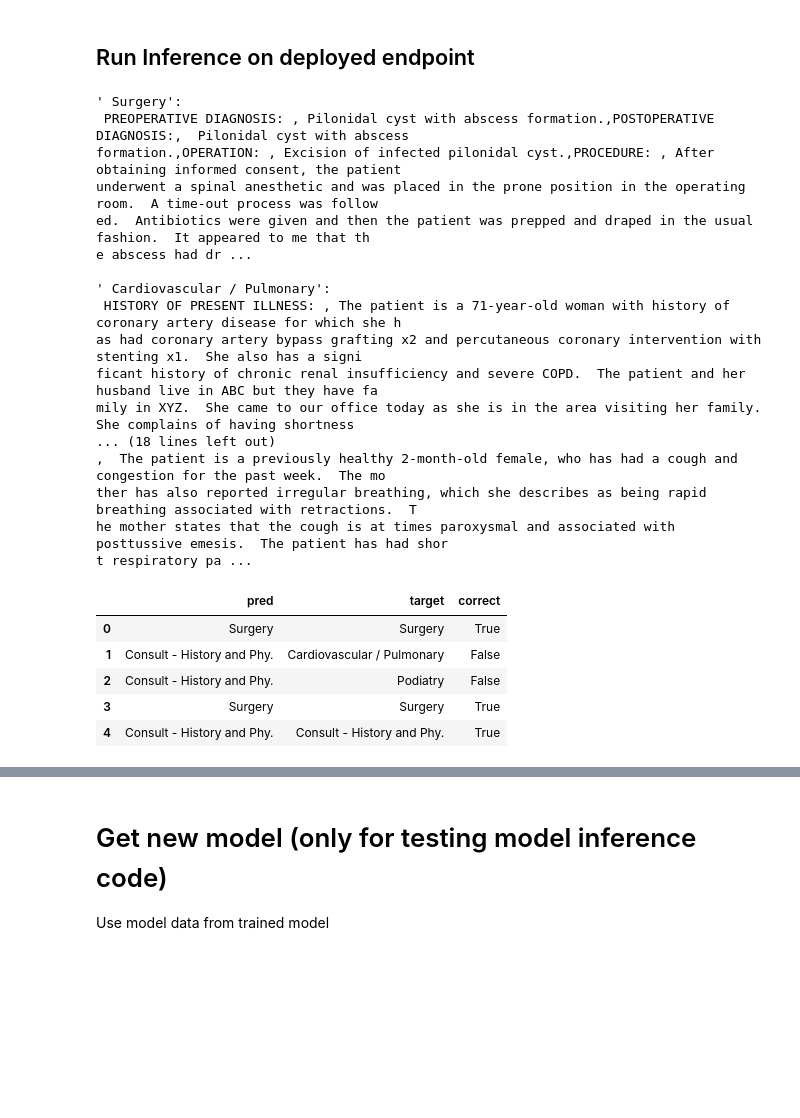
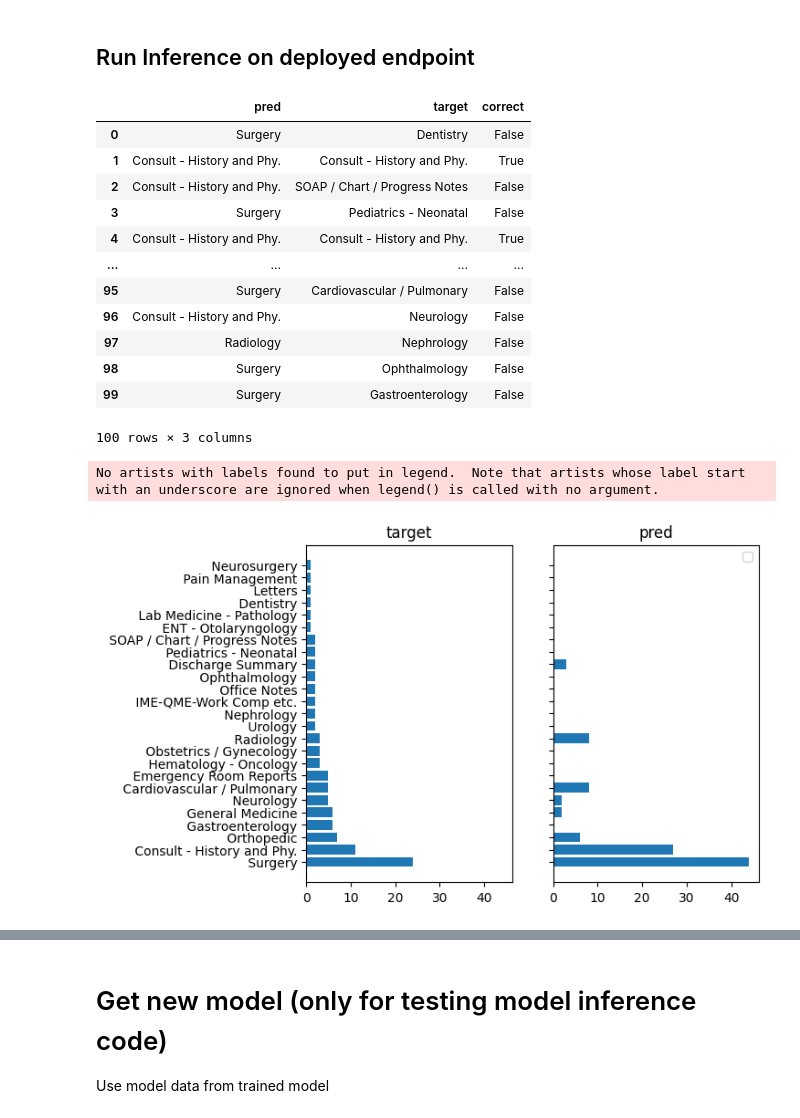
Before and after one commit to ml6team/aws-promote-code, a Jupyter notebook: training_pipeline/test.ipynb, the cells around one changed output, grey strips where cells are left out. Saved outputs shown, nothing was run; the diff lists cells and outputs as text; code cells hidden in the pictures; blank space fills up the shorter version.

```diff
--- a/training_pipeline/test.ipynb
+++ b/training_pipeline/test.ipynb
@@ -25,59 +28,65 @@ role_arn = iam.get_role(RoleName=f'101436505502-sagemaker-exec')['Role']['Arn']
 # load local csv
 df = pd.read_csv("data/mtsamples.csv")
 df = df[df["transcription"].notna()]
+df.reset_index(drop=True, inplace=True)
 # %% [markdown]
 ## Run Inference on deployed endpoint
 # %%
 # get random sample
-n_samples = 5
+n_samples = 100
 idx = np.random.randint(len(df), size=n_samples)
 inputs = df.loc[idx].transcription.tolist()
 targets = df.loc[idx].medical_specialty.tolist()
 
-for t, i in zip(targets, inputs):
-    text_block = re.sub("(.{120})", "\\1\n", i, 0, re.DOTALL)
-    print(f"'{t}': \n {text_block[:500]} ... \n")
+# for t, i in zip(targets, inputs):
+#     text_block = re.sub("(.{120})", "\\1\n", i, 0, re.DOTALL)
+#     print(f"'{t}': \n {text_block[:500]} ... \n")
-# %% [output]
-' Surgery':
- PREOPERATIVE DIAGNOSIS: , Pilonidal cyst with abscess formation.,POSTOPERATIVE DIAGNOSIS:,  Pilonidal cyst with abscess
-formation.,OPERATION: , Excision of infected pilonidal cyst.,PROCEDURE: , After obtaining informed consent, the patient
-underwent a spinal anesthetic and was placed in the prone position in the operating room.  A time-out process was follow
-ed.  Antibiotics were given and then the patient was prepped and draped in the usual fashion.  It appeared to me that th
-e abscess had dr ...
-
-' Cardiovascular / Pulmonary':
- HISTORY OF PRESENT ILLNESS: , The patient is a 71-year-old woman with history of coronary artery disease for which she h
-as had coronary artery bypass grafting x2 and percutaneous coronary intervention with stenting x1.  She also has a signi
-ficant history of chronic renal insufficiency and severe COPD.  The patient and her husband live in ABC but they have fa
-mily in XYZ.  She came to our office today as she is in the area visiting her family.  She complains of having shortness
-... (18 lines left out)
-,  The patient is a previously healthy 2-month-old female, who has had a cough and congestion for the past week.  The mo
-ther has also reported irregular breathing, which she describes as being rapid breathing associated with retractions.  T
-he mother states that the cough is at times paroxysmal and associated with posttussive emesis.  The patient has had shor
-t respiratory pa ...
 # %%
-endpoint_name = "1-2023-04-18-08-02-20-615"
+endpoint_name = "2-2023-04-18-12-29-54-071"
 CONTENT_TYPE_JSON = "application/json"
 payload = json.dumps({"instances":inputs})
 
 response = client.invoke_endpoint(
     EndpointName=endpoint_name,
     ContentType=CONTENT_TYPE_JSON,
     Accept=CONTENT_TYPE_JSON,
     Body=payload,
 )
 
 prediction = json.loads(response["Body"].read())["prediction"]
 
 results = pd.DataFrame()
 results["pred"] = prediction
 results["target"] = targets
 results["correct"] = results.apply(lambda x: x.pred == x.target, axis=1)
 results
 # %% [output]
 |  | pred | target | correct |
-| 0 | Surgery | Surgery | True |
-| 1 | Consult - History and Phy. | Cardiovascular / Pulmonary | False |
-| 2 | Consult - History and Phy. | Podiatry | False |
-| 3 | Surgery | Surgery | True |
+| 0 | Surgery | Dentistry | False |
+| 1 | Consult - History and Phy. | Consult - History and Phy. | True |
+| 2 | Consult - History and Phy. | SOAP / Chart / Progress Notes | False |
+| 3 | Surgery | Pediatrics - Neonatal | False |
 | 4 | Consult - History and Phy. | Consult - History and Phy. | True |
+| ... | ... | ... | ... |
+| 95 | Surgery | Cardiovascular / Pulmonary | False |
+| 96 | Consult - History and Phy. | Neurology | False |
+| 97 | Radiology | Nephrology | False |
+| 98 | Surgery | Ophthalmology | False |
+| 99 | Surgery | Gastroenterology | False |
+100 rows × 3 columns
+# %%
+counts_tar = results['target'].value_counts()
+counts_pred = results['pred'].value_counts()
+
+fig, (ax1, ax2) = plt.subplots(nrows=1, ncols=2, sharey=True, sharex=True)
+# plot the counts as a bar chart
+ax1.barh(counts_tar.index, counts_tar.values)
+ax1.set_title('target')
+ax2.barh(counts_pred.index, counts_pred.values)
+ax2.set_title('pred')
+
+plt.legend()
+plt.show()
+# %% [output]
+No artists with labels found to put in legend.  Note that artists whose label start with an underscore are ignored when legend() is called with no argument.
+[figure, added]
```
Also changed, not shown: parts of 3 cells of this notebook, 7 other files.
